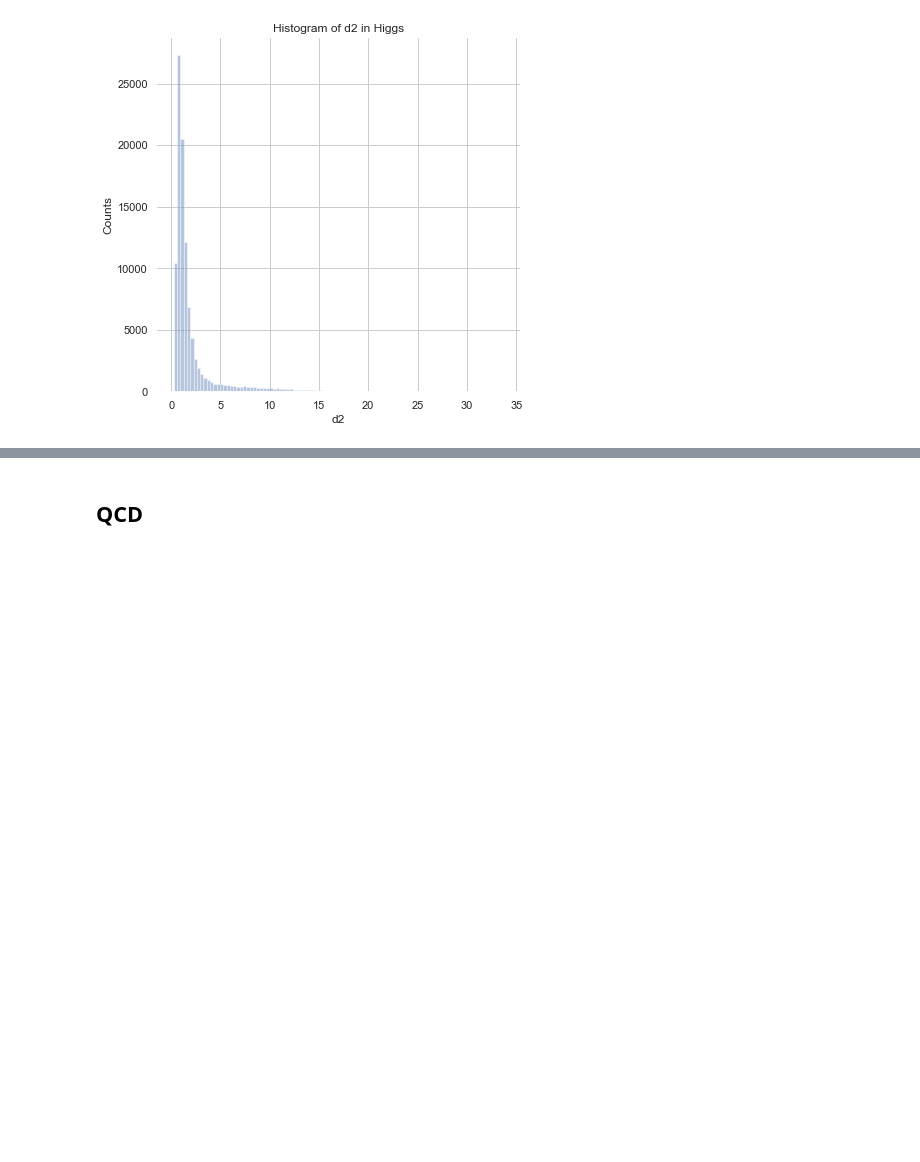
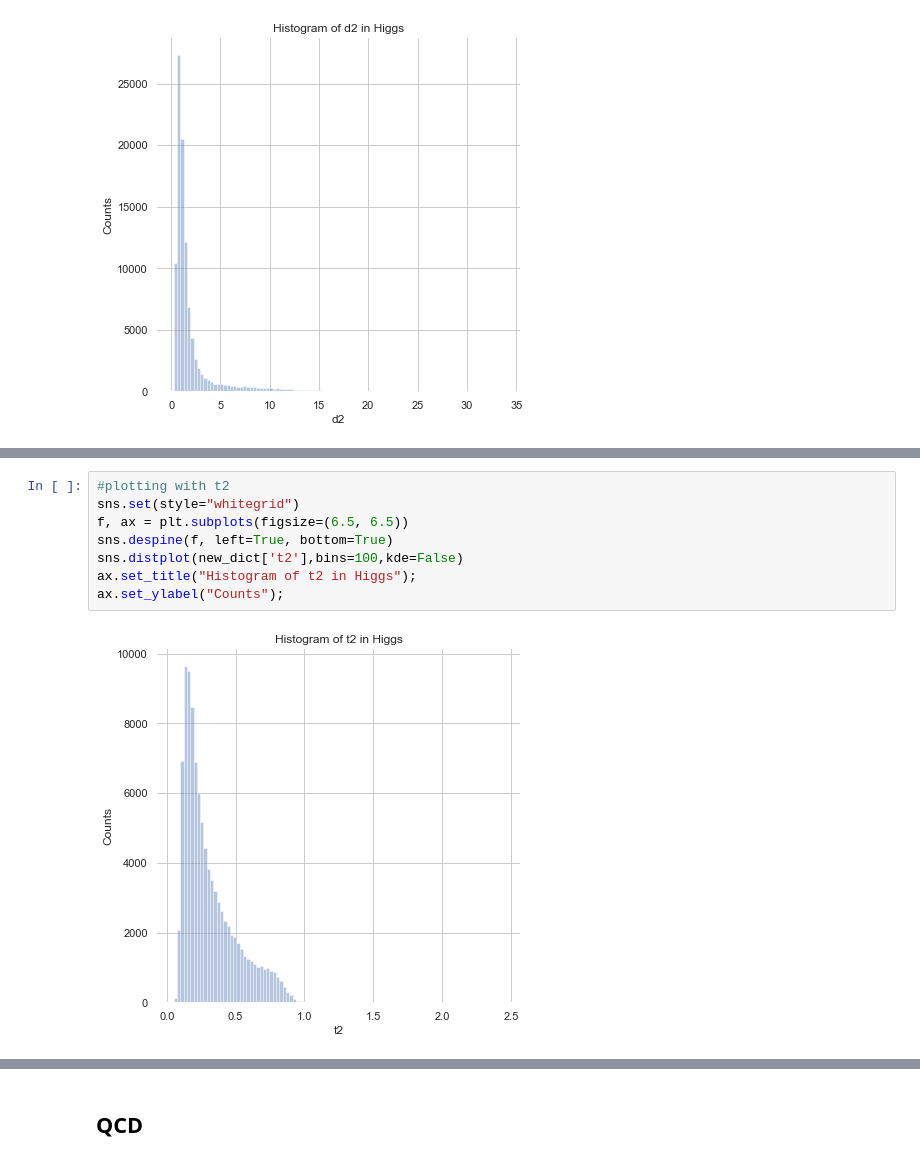
Before and after one commit to pratsingh/phys_434, a Jupyter notebook: Lab5.ipynb, the cells around one changed output, grey strips where cells are left out. Cells and saved outputs as stored; diff of their text form; blank space fills up the shorter version.

```diff
--- a/Lab5.ipynb
+++ b/Lab5.ipynb
@@ -177,0 +207,10 @@ ax.set_ylabel("Counts");
+# %%
+#plotting with t2
+sns.set(style="whitegrid")
+f, ax = plt.subplots(figsize=(6.5, 6.5))
+sns.despine(f, left=True, bottom=True)
+sns.distplot(new_dict['t2'],bins=100,kde=False)
+ax.set_title("Histogram of t2 in Higgs");
+ax.set_ylabel("Counts");
+# %% [output]
+[figure, added]
```
Also changed, not shown: parts of 14 cells of this notebook.
